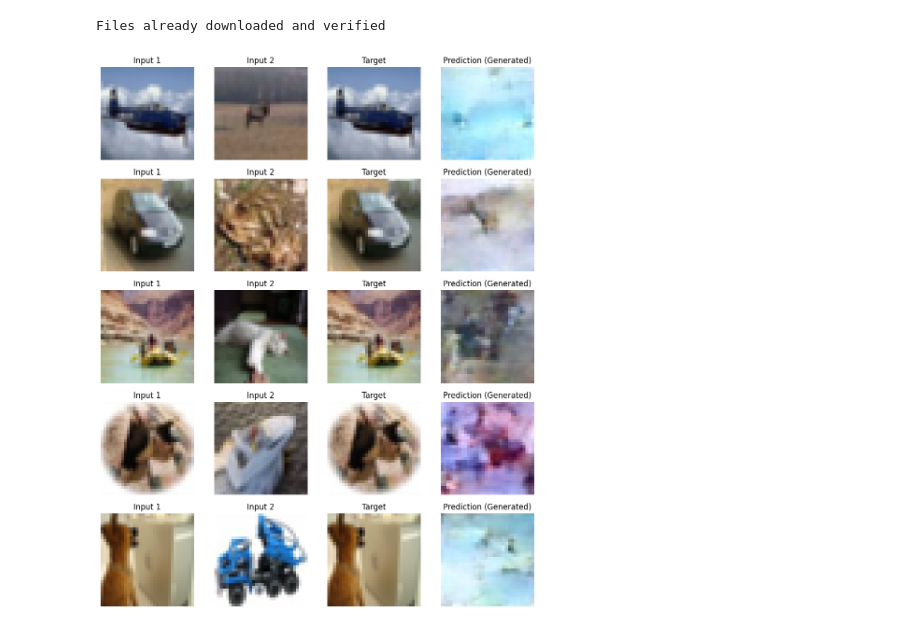
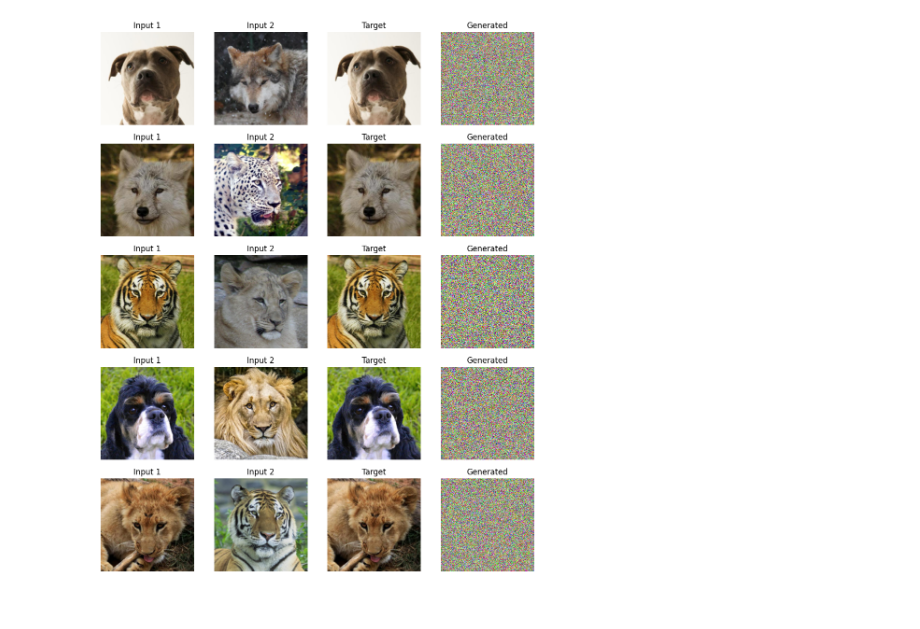
Before and after one commit to HuynhHanDong/fusion-image-generation, a Jupyter notebook: test.ipynb, the cells around one changed output. Cells and saved outputs as stored; diff of their text form; code cells hidden in the pictures.

Commit message:
train second model: VAE + SD-Turbo

```diff
--- a/test.ipynb
+++ b/test.ipynb
@@ -144,26 +160,21 @@ def train_fusion_diffusion(model, dataloader, num_epochs=10, lr=1e-4, device="cu
               f"SSIM: {epoch_ssim/n:.4f} | "
               f"Perceptual: {epoch_perc/n:.4f}")
 # %%
-transform = T.Compose([
-    T.Resize((32, 32)),
-    T.ToTensor(),
-    T.Normalize([0.5], [0.5])
+transform = transforms.Compose([
+    transforms.Resize((256, 256)),
+    transforms.ToTensor(),
+    transforms.Normalize([0.5]*3, [0.5]*3)
 ])
-# Full CIFAR10 train set
-base_cifar = CIFAR10(root="./data", train=True, download=True, transform=transform)
+base_dataset = datasets.ImageFolder(root="data/afhq/train", transform=None)
 
-# Pick 5k random indices
-subset_indices = np.random.choice(len(base_cifar), 5000, replace=False)
+# Use a subset for quick testing
+subset_indices = np.random.choice(len(base_dataset), 1000, replace=False)
+small_dataset = Subset(base_dataset, subset_indices)
 
-# Wrap into Subset
-small_cifar = Subset(base_cifar, subset_indices)
+fusion_dataset = FusionDataset(small_dataset, modality="pair", transform=transform)
+fusion_loader = DataLoader(fusion_dataset, batch_size=8, shuffle=True, num_workers=6, pin_memory=True)
 
-fusion_dataset = FusionDataset(small_cifar, modality="pair", transform=None)
-fusion_loader = DataLoader(fusion_dataset, batch_size=64, shuffle=True, num_workers=7, pin_memory=True)
+device = "cuda" if torch.cuda.is_available() else "cpu"
+print("Using device:", device)
 
-if torch.cuda.is_available():
-    device = "cuda"
-else:
-    device = "cpu"
-
-model = FusionDiffusionModel(in_channels=3, feature_dim=128, image_size=32)
+model = FusionDiffusionModel(in_channels=3, feature_dim=128, image_size=256)
@@ -170,5 +183,5 @@ model = FusionDiffusionModel(in_channels=3, feature_dim=128, image_size=32)
 # %%
-train_model(model, dataloader=fusion_loader, num_epochs=10, lr=1e-4, device=device)
+train_fusion_diffusion(model, dataloader=fusion_loader, num_epochs=10, lr=1e-4, device=device)
 # %% [output]
 Setting up [LPIPS] perceptual loss: trunk [vgg], v[0.1], spatial [off]
 Loading model from: c:\Users\HanDong\Documents\Study\Semester 6 - OJT\image_fusion_generation\.venv\lib\site-packages\lpips\weights\v0.1\vgg.pth
@@ -186,6 +199,7 @@ Epoch [10/10] Loss: 0.6151 | MSE: 0.0419 | SSIM: 0.9965 | Perceptual: 0.7492
 def show_samples(model, dataloader, device="cuda", num_samples=5, num_inference_steps=50):
     model.eval()
     img1, img2, target = next(iter(dataloader))
+    img1, img2, target = img1[:num_samples], img2[:num_samples], target[:num_samples]
     img1, img2, target = img1.to(device), img2.to(device), target.to(device)
 
     # Create a DDPM scheduler for inference
@@ -216,15 +230,10 @@ def show_samples(model, dataloader, device="cuda", num_samples=5, num_inference_
         axes[i,2].imshow(denorm(target[i]).permute(1,2,0).cpu())
         axes[i,2].set_title("Target")
         axes[i,3].imshow(denorm(pred[i]).permute(1,2,0).cpu())
-        axes[i,3].set_title("Prediction (Generated)")
+        axes[i,3].set_title("Generated")
         for ax in axes[i]: ax.axis("off")
     plt.show()
 # %%
-test_cifar = CIFAR10(root="./data", train=False, download=True, transform=transform)
-test_dataset = FusionDataset(test_cifar, modality="pair")
-test_loader = DataLoader(test_dataset, batch_size=16, shuffle=True)
-
-show_samples(model, test_loader, device=device, num_samples=5, num_inference_steps=100)
+show_samples(model, fusion_loader, device=device, num_samples=5, num_inference_steps=500)
 # %% [output]
-Files already downloaded and verified
-[figure, old version]
+[figure, new version]
```
Also changed, not shown: parts of 5 cells of this notebook, 1 other file.
